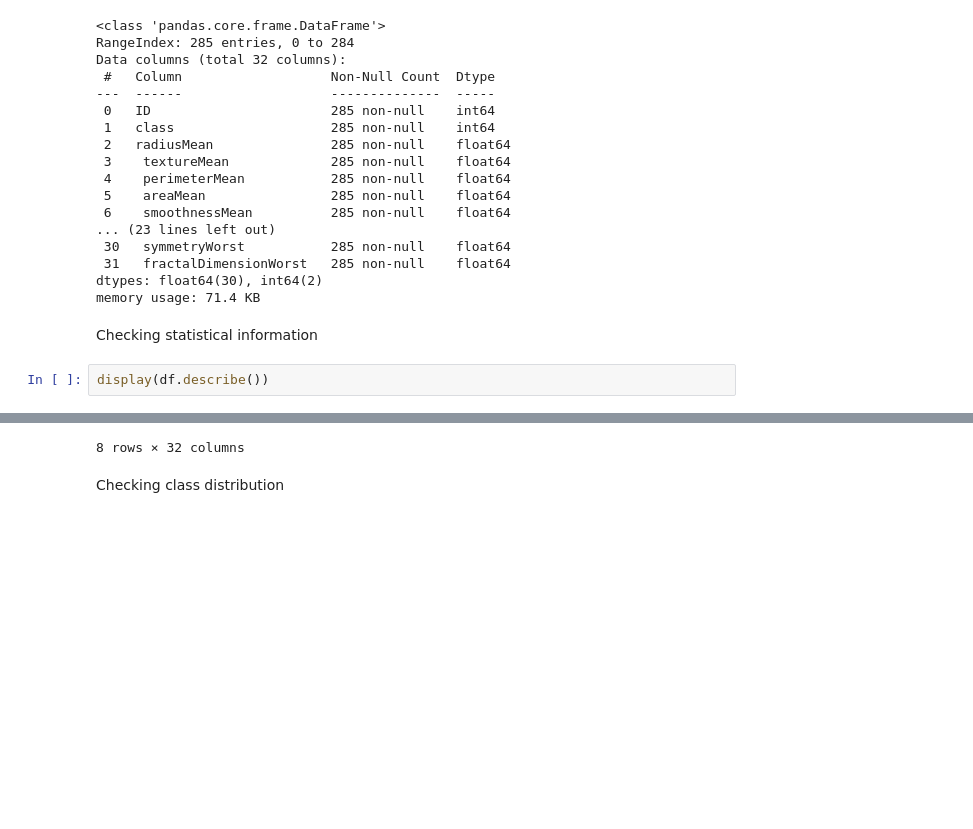
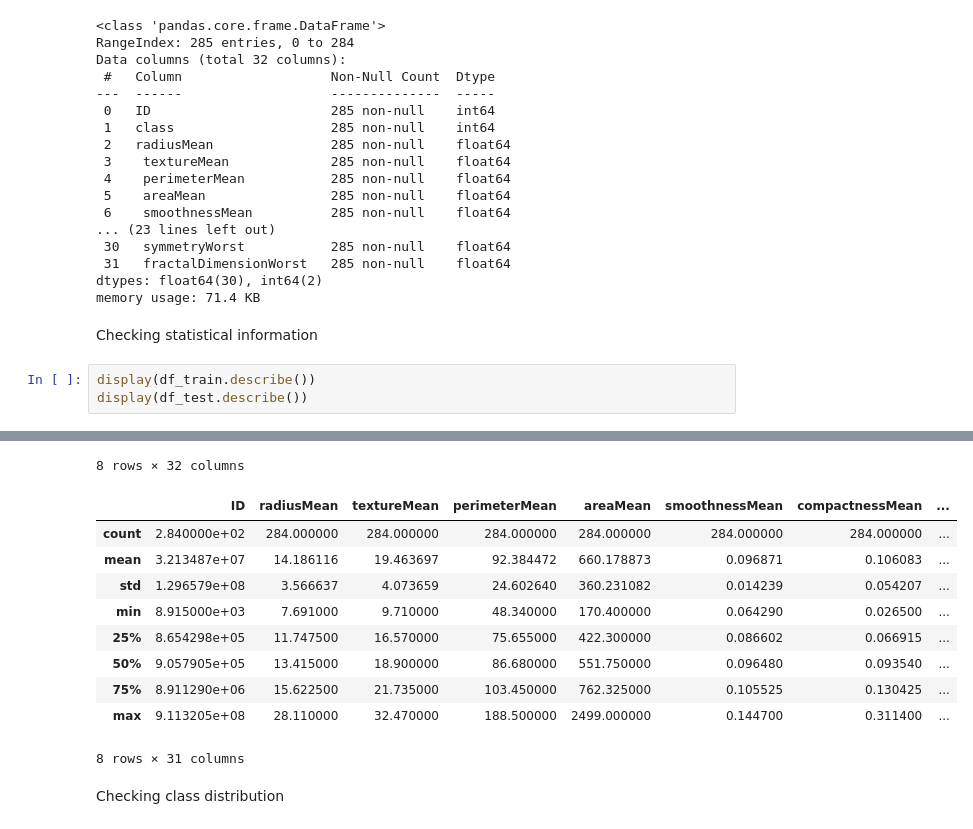
Before and after one commit to emmabachura/Machine-Learning, a Jupyter notebook: src/breast-cancer/breast-cancer-preprocessing.ipynb, the cells around one changed output, grey strips where cells are left out. Saved outputs shown, nothing was run; the diff lists cells and outputs as text; blank space fills up the shorter version.

```diff
--- a/src/breast-cancer/breast-cancer-preprocessing.ipynb
+++ b/src/breast-cancer/breast-cancer-preprocessing.ipynb
@@ -72,18 +82,29 @@ memory usage: 71.4 KB
 # %% [markdown]
 Checking statistical information
 # %%
-display(df.describe())
+display(df_train.describe())
+display(df_test.describe())
 # %% [output]
 |  | ID | class | radiusMean | textureMean | perimeterMean | areaMean | smoothnessMean | compactnessMean | ... |
 | count | 2.850000e+02 | 285.000000 | 285.000000 | 285.000000 | 285.000000 | 285.000000 | 285.000000 | 285.000000 | ... |
 | mean | 2.861498e+07 | 0.378947 | 14.068674 | 19.116211 | 91.555053 | 649.617895 | 0.095851 | 0.102605 | ... |
 | std | 1.204247e+08 | 0.485978 | 3.486377 | 4.516754 | 24.028687 | 343.979266 | 0.013894 | 0.051422 | ... |
 | min | 8.670000e+03 | 0.000000 | 6.981000 | 10.380000 | 43.790000 | 143.500000 | 0.052630 | 0.019380 | ... |
 | 25% | 8.711490e+05 | 0.000000 | 11.690000 | 15.900000 | 74.680000 | 418.700000 | 0.086000 | 0.062190 | ... |
 | 50% | 9.065390e+05 | 0.000000 | 13.280000 | 18.700000 | 86.100000 | 546.400000 | 0.095140 | 0.092280 | ... |
 | 75% | 8.811523e+06 | 1.000000 | 16.070000 | 21.840000 | 105.800000 | 797.800000 | 0.105100 | 0.130400 | ... |
 | max | 9.113205e+08 | 1.000000 | 27.420000 | 39.280000 | 186.900000 | 2501.000000 | 0.163400 | 0.345400 | ... |
 8 rows × 32 columns
+|  | ID | radiusMean | textureMean | perimeterMean | areaMean | smoothnessMean | compactnessMean | ... |
+| count | 2.840000e+02 | 284.000000 | 284.000000 | 284.000000 | 284.000000 | 284.000000 | 284.000000 | ... |
+| mean | 3.213487e+07 | 14.186116 | 19.463697 | 92.384472 | 660.178873 | 0.096871 | 0.106083 | ... |
+| std | 1.296579e+08 | 3.566637 | 4.073659 | 24.602640 | 360.231082 | 0.014239 | 0.054207 | ... |
+| min | 8.915000e+03 | 7.691000 | 9.710000 | 48.340000 | 170.400000 | 0.064290 | 0.026500 | ... |
+| 25% | 8.654298e+05 | 11.747500 | 16.570000 | 75.655000 | 422.300000 | 0.086602 | 0.066915 | ... |
+| 50% | 9.057905e+05 | 13.415000 | 18.900000 | 86.680000 | 551.750000 | 0.096480 | 0.093540 | ... |
+| 75% | 8.911290e+06 | 15.622500 | 21.735000 | 103.450000 | 762.325000 | 0.105525 | 0.130425 | ... |
+| max | 9.113205e+08 | 28.110000 | 32.470000 | 188.500000 | 2499.000000 | 0.144700 | 0.311400 | ... |
+8 rows × 31 columns
 # %% [markdown]
 Checking class distribution
 # %%
```
Also changed, not shown: parts of 22 cells of this notebook, 2 other files.
